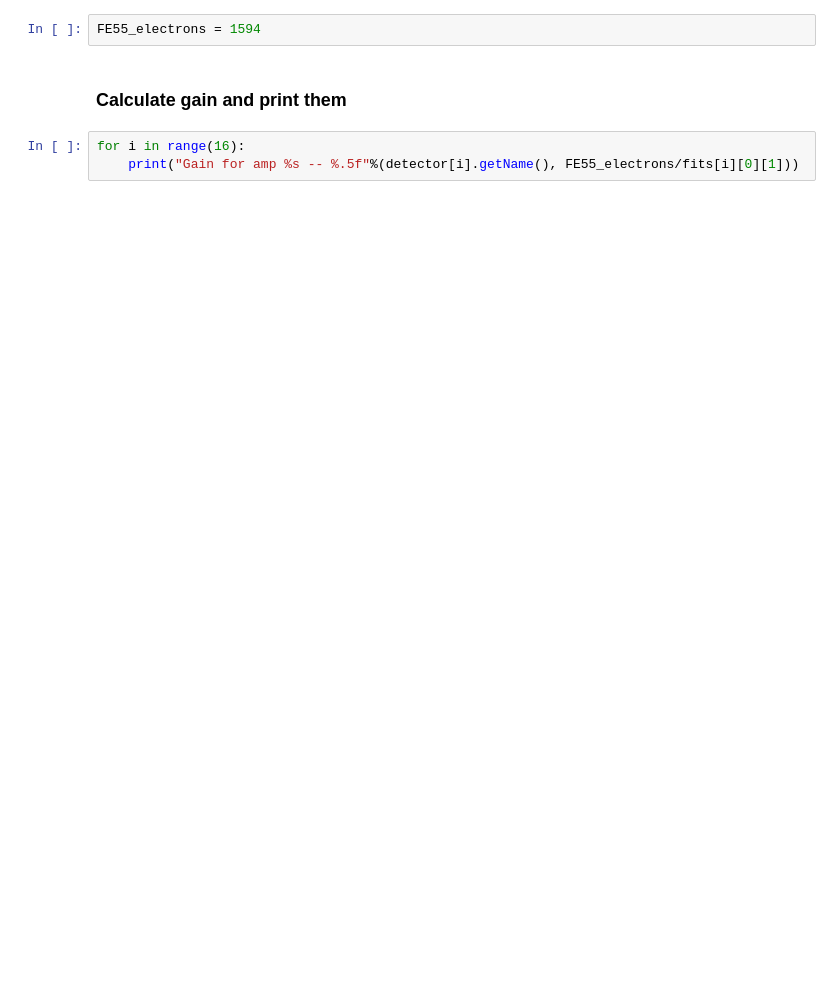
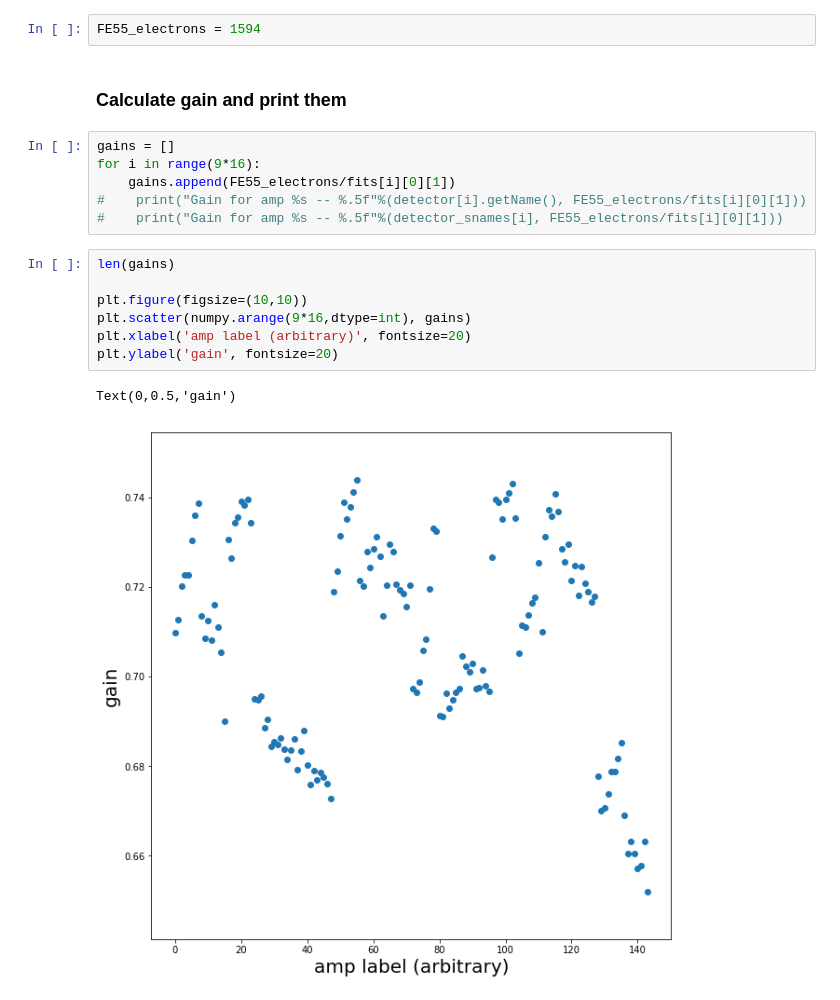
Before and after one commit to lsst/bootcamp-work, a Jupyter notebook: fe55_hn/fe55_multivisit.ipynb, the cells around one changed output. Drawn from its saved outputs; the diff is of its cells as text; blank space fills up the shorter version.

```diff
--- a/fe55_hn/fe55_multivisit.ipynb
+++ b/fe55_hn/fe55_multivisit.ipynb
@@ -227,5 +238,18 @@ FE55_electrons = 1594
 # %% [markdown]
 ### Calculate gain and print them
 # %%
-for i in range(16):
-    print("Gain for amp %s -- %.5f"%(detector[i].getName(), FE55_electrons/fits[i][0][1]))
+gains = []
+for i in range(9*16):
+    gains.append(FE55_electrons/fits[i][0][1])
+#    print("Gain for amp %s -- %.5f"%(detector[i].getName(), FE55_electrons/fits[i][0][1]))
+#    print("Gain for amp %s -- %.5f"%(detector_snames[i], FE55_electrons/fits[i][0][1]))
+# %%
+len(gains)
+
+plt.figure(figsize=(10,10))
+plt.scatter(numpy.arange(9*16,dtype=int), gains)
+plt.xlabel('amp label (arbitrary)', fontsize=20)
+plt.ylabel('gain', fontsize=20)
+# %% [output]
+Text(0,0.5,'gain')
+[figure, added]
```
Also changed, not shown: parts of 6 cells of this notebook.
